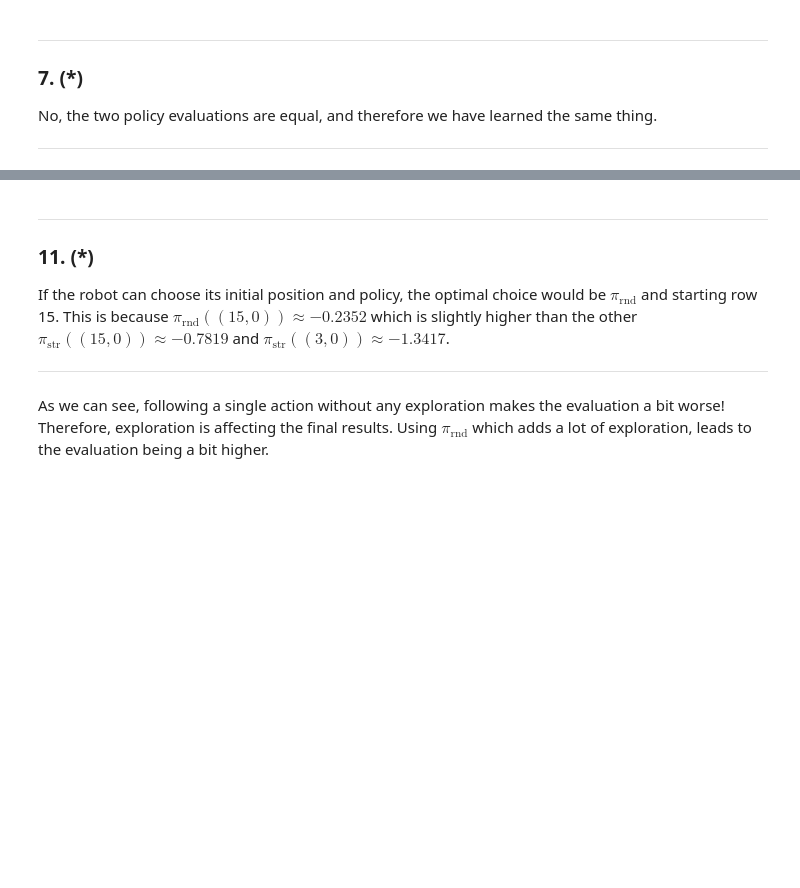
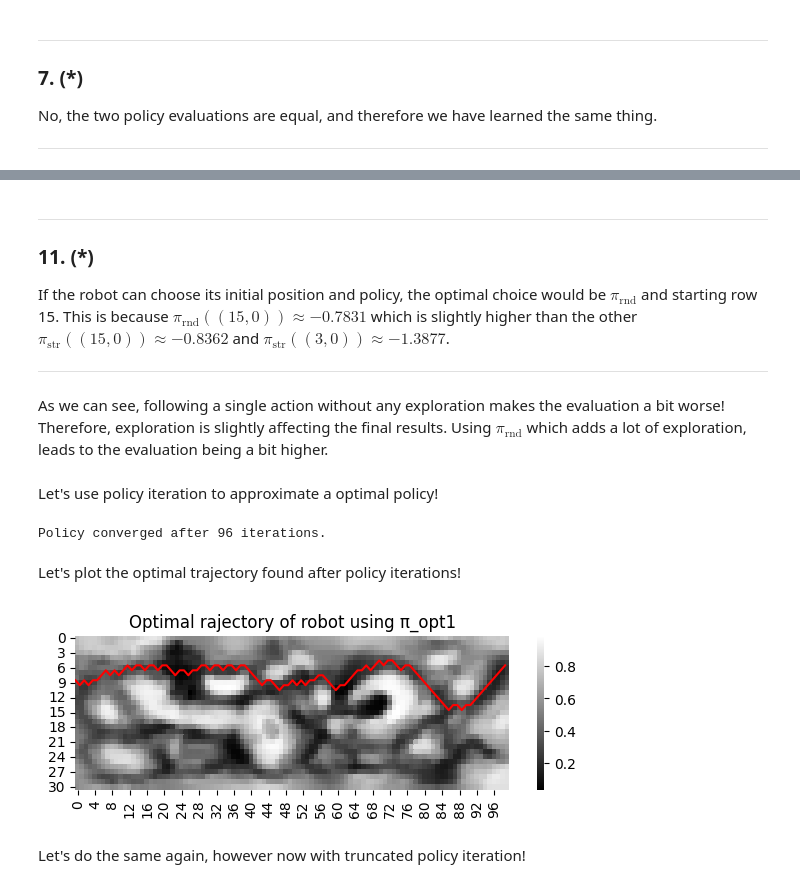
Before and after one commit to RunarFosse/INF368A-Problems, a Jupyter notebook: Problem Set 2/Report.ipynb, the cells around one changed output, grey strips where cells are left out. Drawn from its saved outputs; the diff is of its cells as text; code cells hidden in the pictures; blank space fills up the shorter version.

```diff
--- a/Problem Set 2/Report.ipynb
+++ b/Problem Set 2/Report.ipynb
@@ -216,8 +218,75 @@ print("π_rnd((15, 0)): %.4f" %evaluation_rnd[15][0])
 ------------------------------------------
 ### 11. (*)
 
-If the robot can choose its initial position and policy, the optimal choice would be $\pi_\text{rnd}$ and starting row 15. This is because $\pi_\text{rnd}((15, 0)) \approx -0.2352$ which is slightly higher than the other $\pi_\text{str}((15, 0)) \approx -0.7819$ and $\pi_\text{str}((3, 0)) \approx -1.3417$.
+If the robot can choose its initial position and policy, the optimal choice would be $\pi_\text{rnd}$ and starting row 15. This is because $\pi_\text{rnd}((15, 0)) \approx -0.7831$ which is slightly higher than the other $\pi_\text{str}((15, 0)) \approx -0.8362$ and $\pi_\text{str}((3, 0)) \approx -1.3877$.
 
 ------------------------------------------
 # %% [markdown]
-As we can see, following a single action without any exploration makes the evaluation a bit worse! Therefore, exploration is affecting the final results. Using $\pi_\text{rnd}$ which adds a lot of exploration, leads to the evaluation being a bit higher.
+As we can see, following a single action without any exploration makes the evaluation a bit worse! Therefore, exploration is slightly affecting the final results. Using $\pi_\text{rnd}$ which adds a lot of exploration, leads to the evaluation being a bit higher.
+# %% [markdown]
+Let's use policy iteration to approximate a optimal policy!
+# %%
+# Start from π_rnd
+π_opt1 = deepcopy(π_rnd)
+π_improved = np.array([[[(0.0, "upforward"), (0.0, "forward"), (0.0, "downforward")] for column in range(n)] for row in range(m)], dtype="object")
+
+# Run until converged at a single policy
+iterations = 0
+while np.any(π_improved != π_opt1):
+    iterations += 1
+    π_improved = deepcopy(π_opt1)
+
+    # Policy evaluation
+    epsilon = 0.005
+    max_change = 1
+    evaluation_opt1 = [[0] * n for _ in range(m)]
+    while max_change > epsilon:
+        max_change = 0
+        for column in range(n):
+            for row in range(m):
+                state = (row, column)
+                evaluation = 0
+                for probability, action in π_improved[state]:
+                    if probability > 0:
+                        (next_row, next_column) = mountain.next_state(state, action)
+                        reward = mountain.get_reward(state, action)
+                        evaluation += probability * (reward + gamma * evaluation_opt1[next_row][next_column])
+
+                max_change = max(abs(evaluation - evaluation_opt1[row][column]), max_change)
+                evaluation_opt1[row][column] = evaluation
+
+    # Policy improvement
+    for row in range(m):
+        for column in range(n-1):
+            possible_actions = [action for _, action in π_improved[row, column] if not (row == 0 and action == "upforward" or row == m and action == "downforward")]
+            best_action = possible_actions[np.argmax([evaluation_opt1[next_row][next_column] for (next_row, next_column) in map(lambda action : mountain.next_state((row, column), action), possible_actions)])]
+
+            improved_policy = []
+            for i, (probability, action) in enumerate(π_opt1[row, column]):
+                improved_policy.append((1.0, action) if action == best_action else (0.0, action))
+            π_opt1[row, column] = improved_policy
+
+print("Policy converged after", iterations, "iterations.")
+# %% [output]
+Policy converged after 96 iterations.
+# %% [markdown]
+Let's plot the optimal trajectory found after policy iterations!
+# %%
+# Sample a trajectory following the optimal policy
+trajectory1 = [np.argmax(np.array(evaluation_opt1)[:, 0])]
+for column in range(n-1):
+    current_row = trajectory1[column]
+    action = np.random.choice(π_opt1[current_row, column, :, 1], p=π_opt1[current_row, column, :, 0].astype(np.float64))
+    next_row, _ = mountain.next_state((current_row, column), action)
+    trajectory1.append(next_row)
+
+# Plot the optimal trajectory
+plt.figure(figsize=(7,2))
+sns.heatmap(mountain.get_map(), cmap="gray")
+plt.plot(np.arange(n), trajectory1, c="r")
+plt.title("Optimal rajectory of robot using π_opt1")
+plt.show()
+# %% [output]
+[figure, added]
+# %% [markdown]
+Let's do the same again, however now with truncated policy iteration!
```
Also changed, not shown: parts of 22 cells of this notebook.
